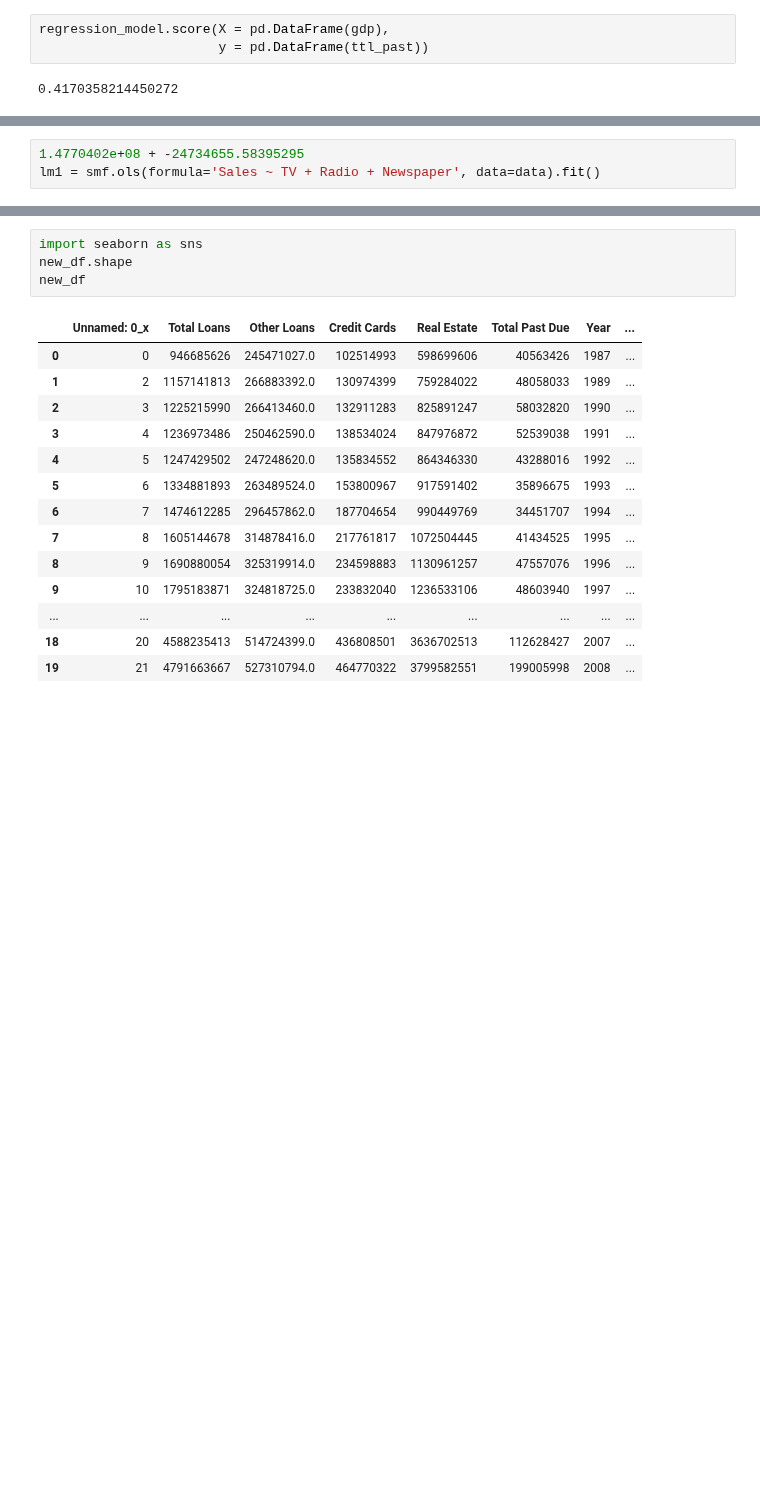
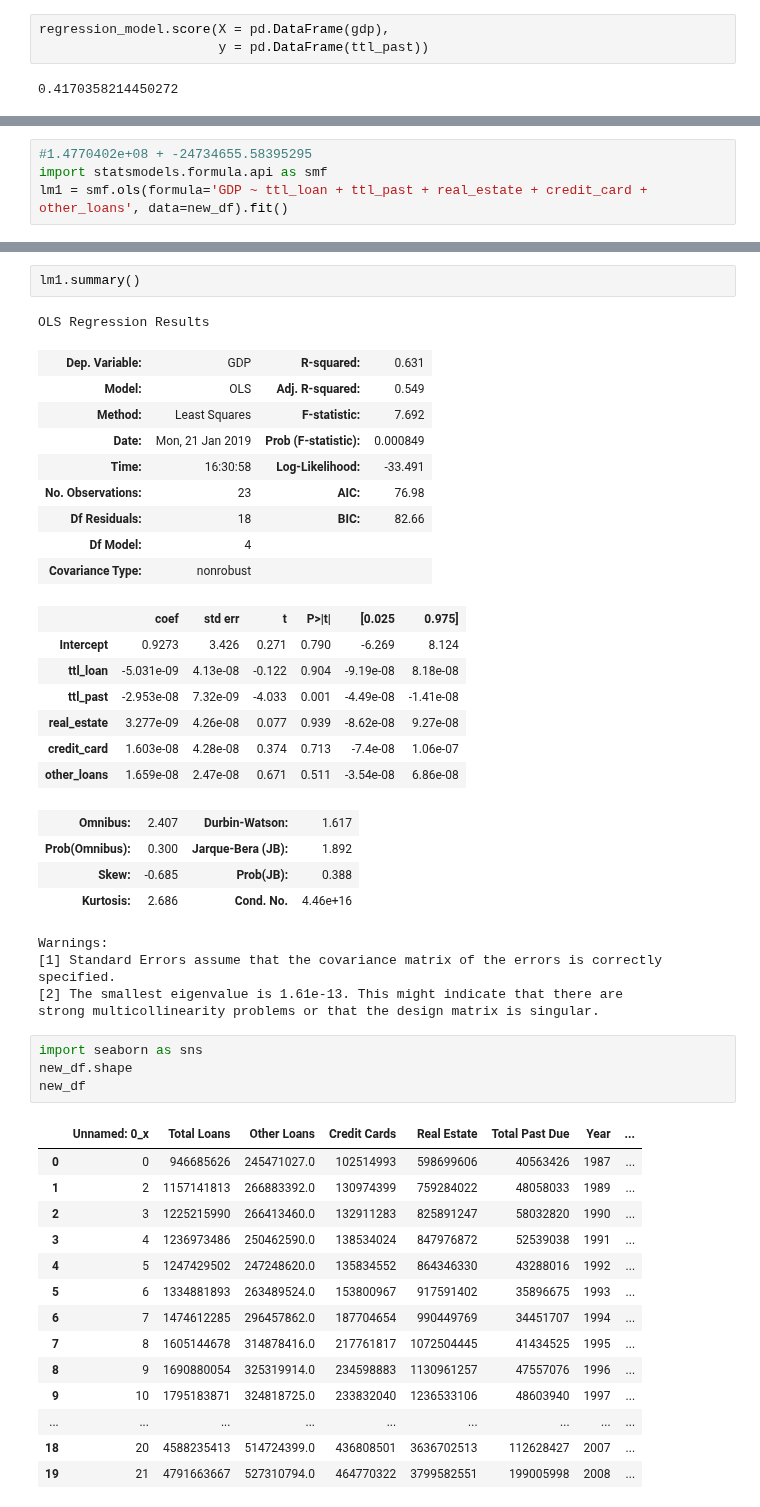
Before and after one commit to brownal05/project1, a Jupyter notebook: notebooks/Alex2.ipynb, the cells around one changed output, grey strips where cells are left out. Cells and saved outputs as stored; diff of their text form; blank space fills up the shorter version.

```diff
--- a/notebooks/Alex2.ipynb
+++ b/notebooks/Alex2.ipynb
@@ -530,3 +649,4 @@ lm2.score(X, y)
 # %%
-1.4770402e+08 + -24734655.58395295
-lm1 = smf.ols(formula='Sales ~ TV + Radio + Newspaper', data=data).fit()
+#1.4770402e+08 + -24734655.58395295
+import statsmodels.formula.api as smf
+lm1 = smf.ols(formula='GDP ~ ttl_loan + ttl_past + real_estate + credit_card + other_loans', data=new_df).fit()
@@ -535,3 +663,31 @@ lm1 = smf.ols(formula='Sales ~ TV + Radio + Newspaper', data=data).fit()
+# %%
+lm1.summary()
+# %% [output]
+OLS Regression Results
+| Dep. Variable: | GDP | R-squared: | 0.631 |
+| Model: | OLS | Adj. R-squared: | 0.549 |
+| Method: | Least Squares | F-statistic: | 7.692 |
+| Date: | Mon, 21 Jan 2019 | Prob (F-statistic): | 0.000849 |
+| Time: | 16:30:58 | Log-Likelihood: | -33.491 |
+| No. Observations: | 23 | AIC: | 76.98 |
+| Df Residuals: | 18 | BIC: | 82.66 |
+| Df Model: | 4 |  |  |
+| Covariance Type: | nonrobust |  |  |
+|  | coef | std err | t | P>|t| | [0.025 | 0.975] |
+| Intercept | 0.9273 | 3.426 | 0.271 | 0.790 | -6.269 | 8.124 |
+| ttl_loan | -5.031e-09 | 4.13e-08 | -0.122 | 0.904 | -9.19e-08 | 8.18e-08 |
+| ttl_past | -2.953e-08 | 7.32e-09 | -4.033 | 0.001 | -4.49e-08 | -1.41e-08 |
+| real_estate | 3.277e-09 | 4.26e-08 | 0.077 | 0.939 | -8.62e-08 | 9.27e-08 |
+| credit_card | 1.603e-08 | 4.28e-08 | 0.374 | 0.713 | -7.4e-08 | 1.06e-07 |
+| other_loans | 1.659e-08 | 2.47e-08 | 0.671 | 0.511 | -3.54e-08 | 6.86e-08 |
+| Omnibus: | 2.407 | Durbin-Watson: | 1.617 |
+| Prob(Omnibus): | 0.300 | Jarque-Bera (JB): | 1.892 |
+| Skew: | -0.685 | Prob(JB): | 0.388 |
+| Kurtosis: | 2.686 | Cond. No. | 4.46e+16 |
+Warnings:
+[1] Standard Errors assume that the covariance matrix of the errors is correctly specified.
+[2] The smallest eigenvalue is 1.61e-13. This might indicate that there are
+strong multicollinearity problems or that the design matrix is singular.
 # %%
 import seaborn as sns
 new_df.shape
```
Also changed, not shown: parts of 25 cells of this notebook, 5 other files.
